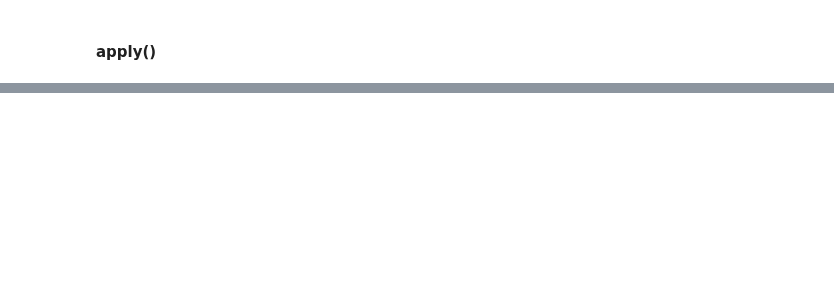
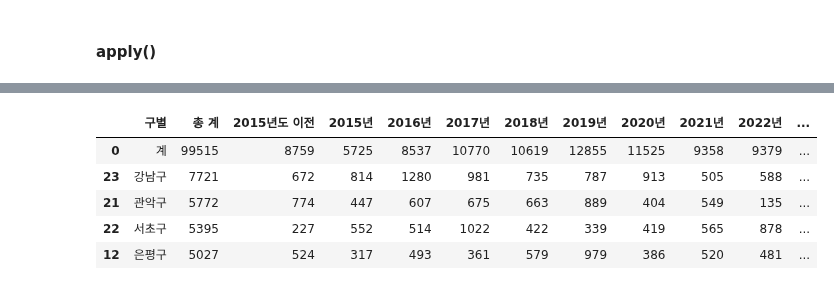
Before and after one commit to solpinetree/ds_study, a Jupyter notebook: source_code/01.Analysis Seoul CCTV.ipynb, the cells around one changed output, grey strips where cells are left out. Saved outputs shown, nothing was run; the diff lists cells and outputs as text; code cells hidden in the pictures; blank space fills up the shorter version.

```diff
--- a/source_code/01.Analysis Seoul CCTV.ipynb
+++ b/source_code/01.Analysis Seoul CCTV.ipynb
@@ -638,0 +665,9 @@ Name: A, dtype: object
+# %%
+CCTV_Seoul.sort_values(by = "총 계", ascending = False).head()
+# %% [output]
+|  | 구별 | 총 계 | 2015년도 이전 | 2015년 | 2016년 | 2017년 | 2018년 | 2019년 | 2020년 | 2021년 | 2022년 | ... |
+| 0 | 계 | 99515 | 8759 | 5725 | 8537 | 10770 | 10619 | 12855 | 11525 | 9358 | 9379 | ... |
+| 23 | 강남구 | 7721 | 672 | 814 | 1280 | 981 | 735 | 787 | 913 | 505 | 588 | ... |
+| 21 | 관악구 | 5772 | 774 | 447 | 607 | 675 | 663 | 889 | 404 | 549 | 135 | ... |
+| 22 | 서초구 | 5395 | 227 | 552 | 514 | 1022 | 422 | 339 | 419 | 565 | 878 | ... |
+| 12 | 은평구 | 5027 | 524 | 317 | 493 | 361 | 579 | 979 | 386 | 520 | 481 | ... |
```
Also changed, not shown: parts of 74 cells of this notebook.
